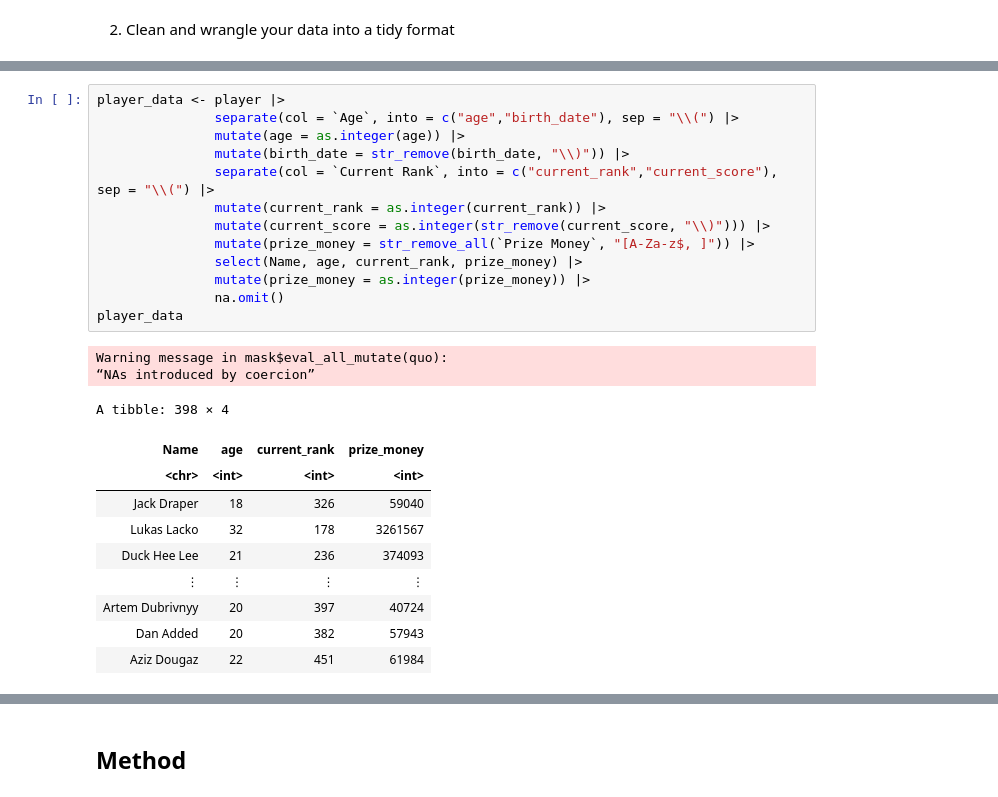
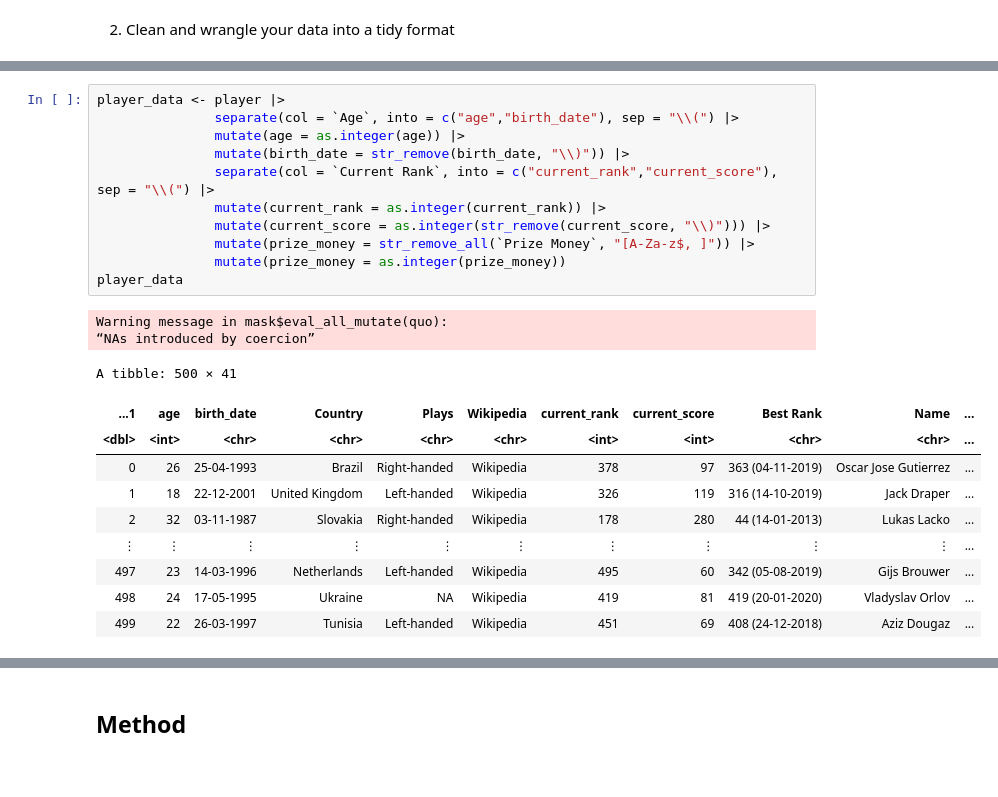
Before and after one commit to HaoyuYou/player_group_project, a Jupyter notebook: group_proposal.ipynb, the cells around one changed output, grey strips where cells are left out. Cells and saved outputs as stored; diff of their text form.

```diff
--- a/group_proposal.ipynb
+++ b/group_proposal.ipynb
@@ -73,26 +73,24 @@ A spec_tbl_df: 500 × 38
 # %%
 player_data <- player |>
                separate(col = `Age`, into = c("age","birth_date"), sep = "\\(") |>
                mutate(age = as.integer(age)) |>
                mutate(birth_date = str_remove(birth_date, "\\)")) |>
                separate(col = `Current Rank`, into = c("current_rank","current_score"), sep = "\\(") |>
                mutate(current_rank = as.integer(current_rank)) |>
                mutate(current_score = as.integer(str_remove(current_score, "\\)"))) |>
                mutate(prize_money = str_remove_all(`Prize Money`, "[A-Za-z$, ]")) |>
-               select(Name, age, current_rank, prize_money) |>
-               mutate(prize_money = as.integer(prize_money)) |>
-               na.omit()
+               mutate(prize_money = as.integer(prize_money))
 player_data
 # %% [output]
 Warning message in mask$eval_all_mutate(quo):
 “NAs introduced by coercion”
-A tibble: 398 × 4
+A tibble: 500 × 41
-| Name | age | current_rank | prize_money |
-| <chr> | <int> | <int> | <int> |
-| Jack Draper | 18 | 326 | 59040 |
-| Lukas Lacko | 32 | 178 | 3261567 |
-| Duck Hee Lee | 21 | 236 | 374093 |
-| ⋮ | ⋮ | ⋮ | ⋮ |
-| Artem Dubrivnyy | 20 | 397 | 40724 |
-| Dan Added | 20 | 382 | 57943 |
-| Aziz Dougaz | 22 | 451 | 61984 |
+| ...1 | age | birth_date | Country | Plays | Wikipedia | current_rank | current_score | Best Rank | Name | ... |
+| <dbl> | <int> | <chr> | <chr> | <chr> | <chr> | <int> | <int> | <chr> | <chr> | ... |
+| 0 | 26 | 25-04-1993 | Brazil | Right-handed | Wikipedia | 378 | 97 | 363 (04-11-2019) | Oscar Jose Gutierrez | ... |
+| 1 | 18 | 22-12-2001 | United Kingdom | Left-handed | Wikipedia | 326 | 119 | 316 (14-10-2019) | Jack Draper | ... |
+| 2 | 32 | 03-11-1987 | Slovakia | Right-handed | Wikipedia | 178 | 280 | 44 (14-01-2013) | Lukas Lacko | ... |
+| ⋮ | ⋮ | ⋮ | ⋮ | ⋮ | ⋮ | ⋮ | ⋮ | ⋮ | ⋮ | ... |
+| 497 | 23 | 14-03-1996 | Netherlands | Left-handed | Wikipedia | 495 | 60 | 342 (05-08-2019) | Gijs Brouwer | ... |
+| 498 | 24 | 17-05-1995 | Ukraine | NA | Wikipedia | 419 | 81 | 419 (20-01-2020) | Vladyslav Orlov | ... |
+| 499 | 22 | 26-03-1997 | Tunisia | Left-handed | Wikipedia | 451 | 69 | 408 (24-12-2018) | Aziz Dougaz | ... |
```
Also changed, not shown: parts of 9 cells of this notebook.
